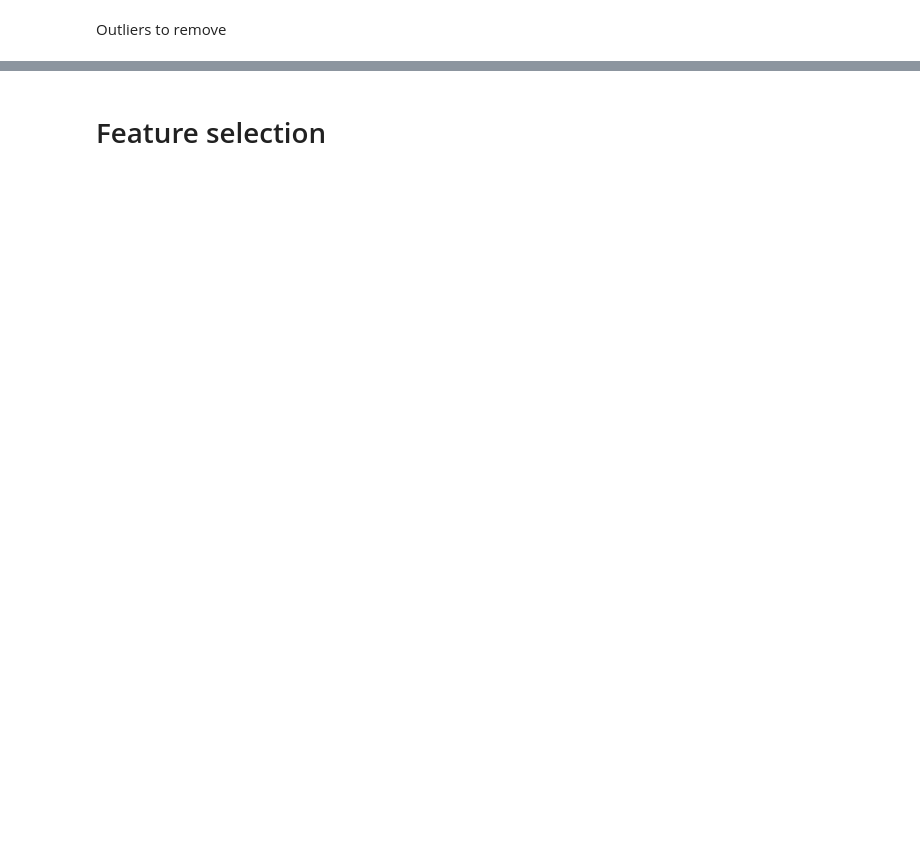
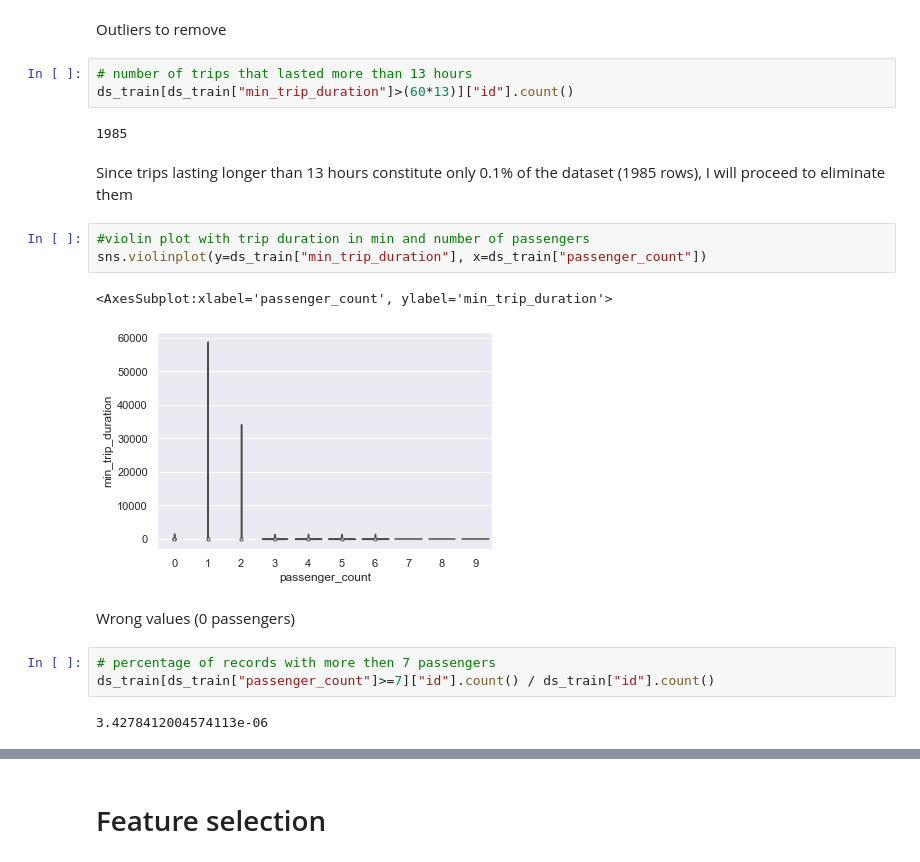
Before and after one commit to DragoneKTM/TaxiDrive_duration_prediction, a Jupyter notebook: Notebooks/1_Preparation.ipynb, the cells around one changed output, grey strips where cells are left out. Drawn from its saved outputs; the diff is of its cells as text; blank space fills up the shorter version.

```diff
--- a/Notebooks/1_Preparation.ipynb
+++ b/Notebooks/1_Preparation.ipynb
@@ -115,2 +119,22 @@ sns.violinplot(x=ds_train["min_trip_duration"])
 # %% [markdown]
 Outliers to remove
+# %%
+# number of trips that lasted more than 13 hours
+ds_train[ds_train["min_trip_duration"]>(60*13)]["id"].count()
+# %% [output]
+1985
+# %% [markdown]
+Since trips lasting longer than 13 hours constitute only 0.1% of the dataset (1985 rows), I will proceed to eliminate them
+# %%
+#violin plot with trip duration in min and number of passengers
+sns.violinplot(y=ds_train["min_trip_duration"], x=ds_train["passenger_count"])
+# %% [output]
+<AxesSubplot:xlabel='passenger_count', ylabel='min_trip_duration'>
+[figure, added]
+# %% [markdown]
+Wrong values (0 passengers)
+# %%
+# percentage of records with more then 7 passengers
+ds_train[ds_train["passenger_count"]>=7]["id"].count() / ds_train["id"].count()
+# %% [output]
+3.4278412004574113e-06
```
Also changed, not shown: parts of 38 cells of this notebook.
